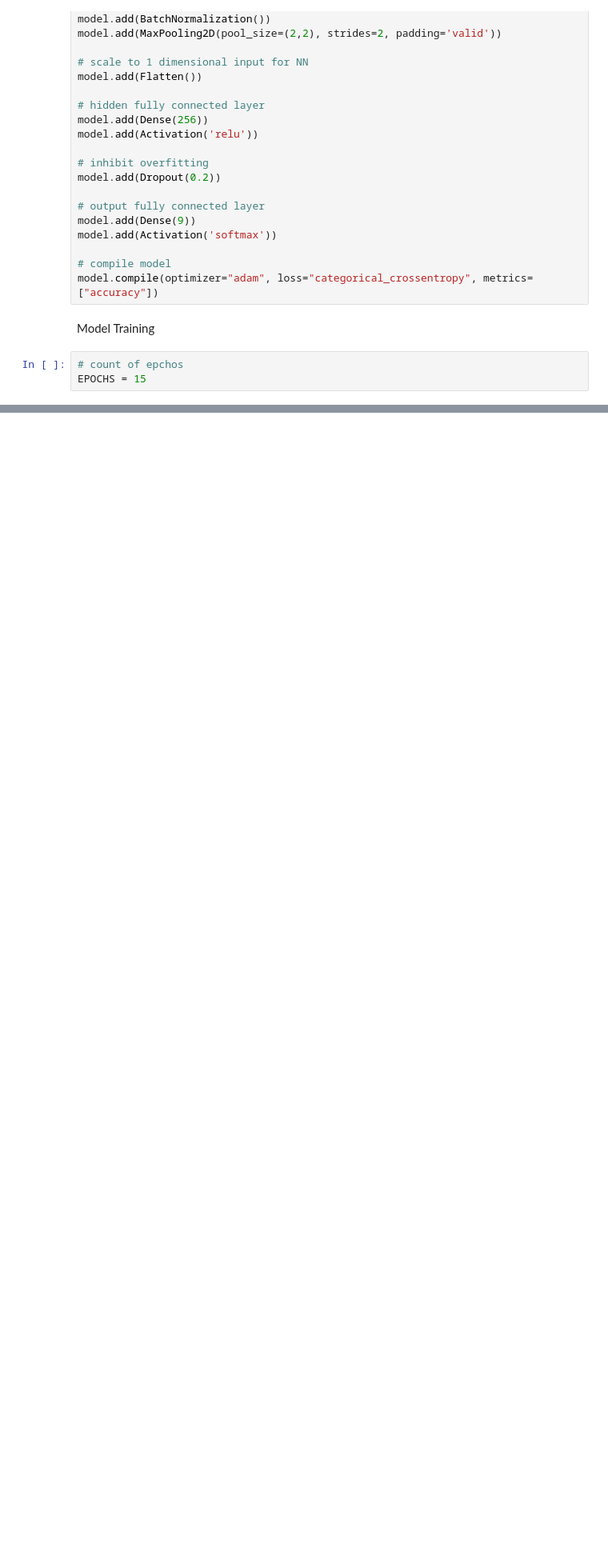
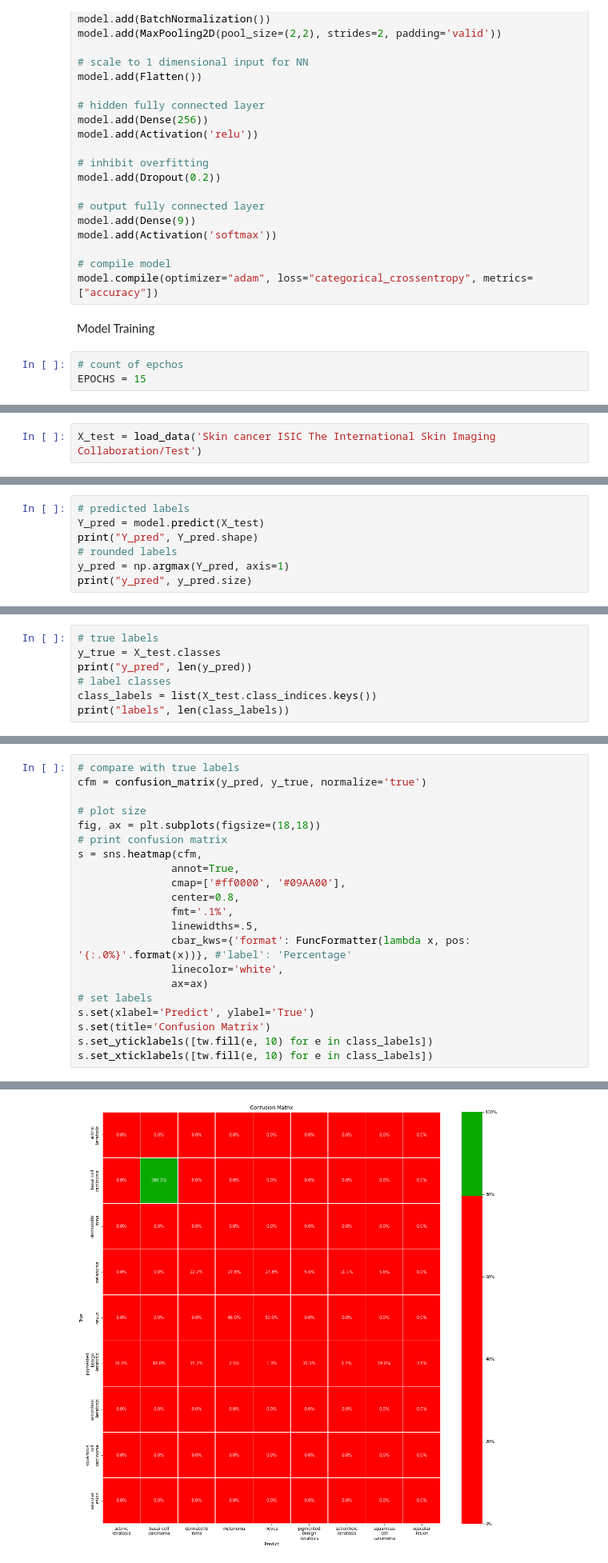
Before and after one commit to heroza/Attention-based-Skin-Cancer-Classification, a Jupyter notebook: ISIC Dataset using VGG16.ipynb, the cells around one changed output, grey strips where cells are left out. Shown at 80% size. Drawn from its saved outputs; the diff is of its cells as text; blank space fills up the shorter version.

```diff
--- a/ISIC Dataset using VGG16.ipynb
+++ b/ISIC Dataset using VGG16.ipynb
@@ -279,0 +313,2 @@ Epoch 15/15
+# %%
+X_test = load_data('Skin cancer ISIC The International Skin Imaging Collaboration/Test')
@@ -279,0 +382,7 @@ Epoch 15/15
+# %%
+# predicted labels
+Y_pred = model.predict(X_test)
+print("Y_pred", Y_pred.shape)
+# rounded labels
+y_pred = np.argmax(Y_pred, axis=1)
+print("y_pred", y_pred.size)
@@ -279,0 +394,7 @@ Epoch 15/15
+# %%
+# true labels
+y_true = X_test.classes
+print("y_pred", len(y_pred))
+# label classes
+class_labels = list(X_test.class_indices.keys())
+print("labels", len(class_labels))
@@ -279,0 +410,22 @@ Epoch 15/15
+# %%
+# compare with true labels
+cfm = confusion_matrix(y_pred, y_true, normalize='true')
+
+# plot size
+fig, ax = plt.subplots(figsize=(18,18))
+# print confusion matrix
+s = sns.heatmap(cfm,
+               annot=True,
+               cmap=['#ff0000', '#09AA00'],
+               center=0.8,
+               fmt='.1%',
+               linewidths=.5,
+               cbar_kws={'format': FuncFormatter(lambda x, pos: '{:.0%}'.format(x))}, #'label': 'Percentage'
+               linecolor='white',
+               ax=ax)
+# set labels
+s.set(xlabel='Predict', ylabel='True')
+s.set(title='Confusion Matrix')
+s.set_yticklabels([tw.fill(e, 10) for e in class_labels])
+s.set_xticklabels([tw.fill(e, 10) for e in class_labels])
+# %% [output]
@@ -279,0 +441 @@ Epoch 15/15
+[figure, added]
```
Also changed, not shown: parts of 28 cells of this notebook.
